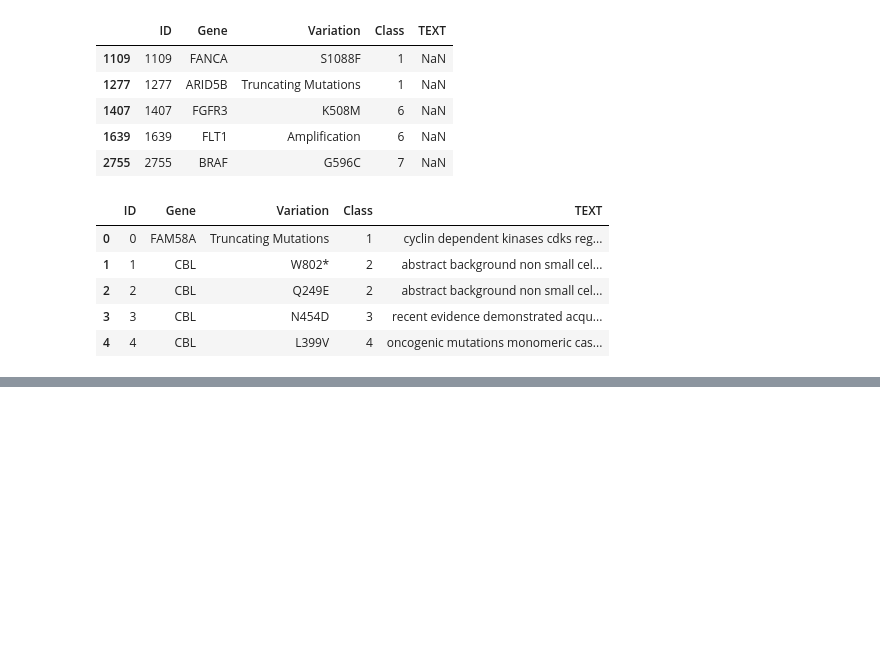
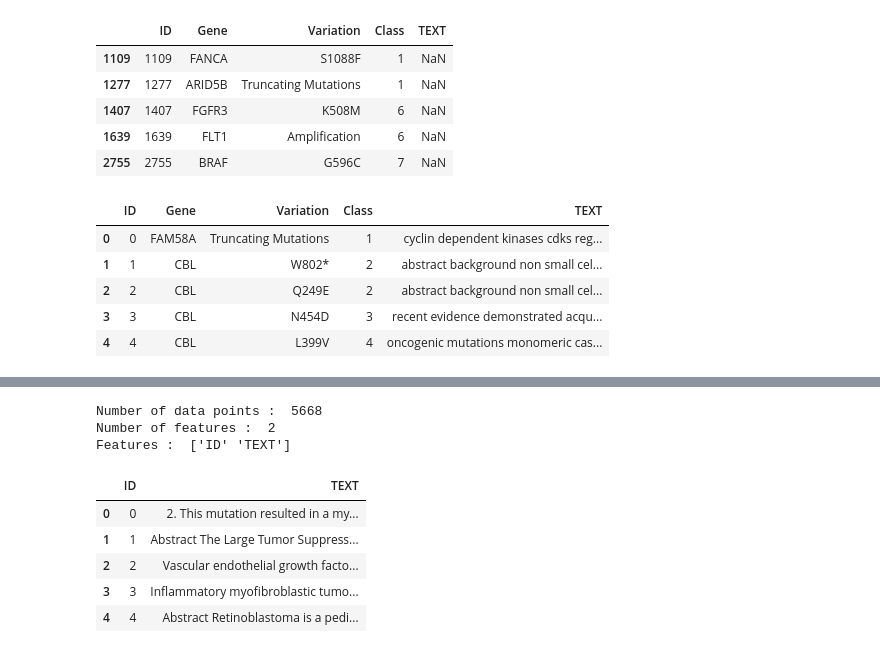
Before and after one commit to AlanJudi/genetic_mutation_classifier, a Jupyter notebook: process.ipynb, the cells around one changed output, grey strips where cells are left out. Saved outputs shown, nothing was run; the diff lists cells and outputs as text; code cells hidden in the pictures; blank space fills up the shorter version.

```diff
--- a/process.ipynb
+++ b/process.ipynb
@@ -423,0 +535,16 @@ WARNING:tensorflow:Gradients do not exist for variables ['tfxl_net_model_4/trans
+# %%
+data_text =pd.read_csv("./test_text",sep="\|\|",engine="python",names=["ID","TEXT"],skiprows=1)
+print('Number of data points : ', data_text.shape[0])
+print('Number of features : ', data_text.shape[1])
+print('Features : ', data_text.columns.values)
+data_text.head()
+# %% [output]
+Number of data points :  5668
+Number of features :  2
+Features :  ['ID' 'TEXT']
+|  | ID | TEXT |
+| 0 | 0 | 2. This mutation resulted in a my... |
+| 1 | 1 | Abstract The Large Tumor Suppress... |
+| 2 | 2 | Vascular endothelial growth facto... |
+| 3 | 3 | Inflammatory myofibroblastic tumo... |
+| 4 | 4 | Abstract Retinoblastoma is a pedi... |
```
Also changed, not shown: parts of 26 cells of this notebook.
